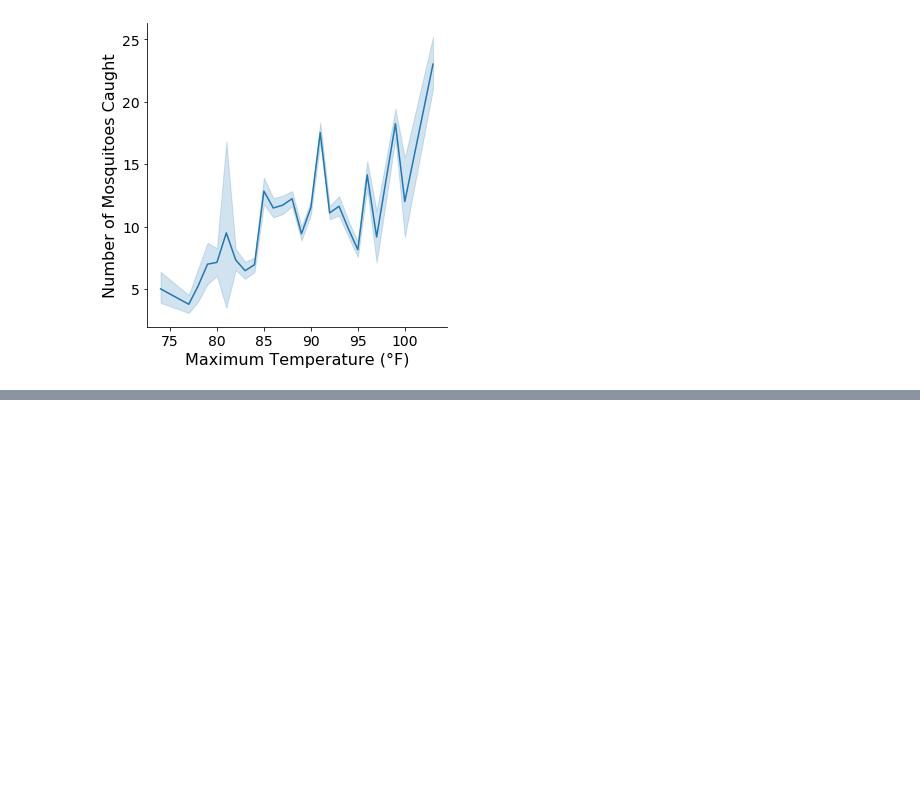
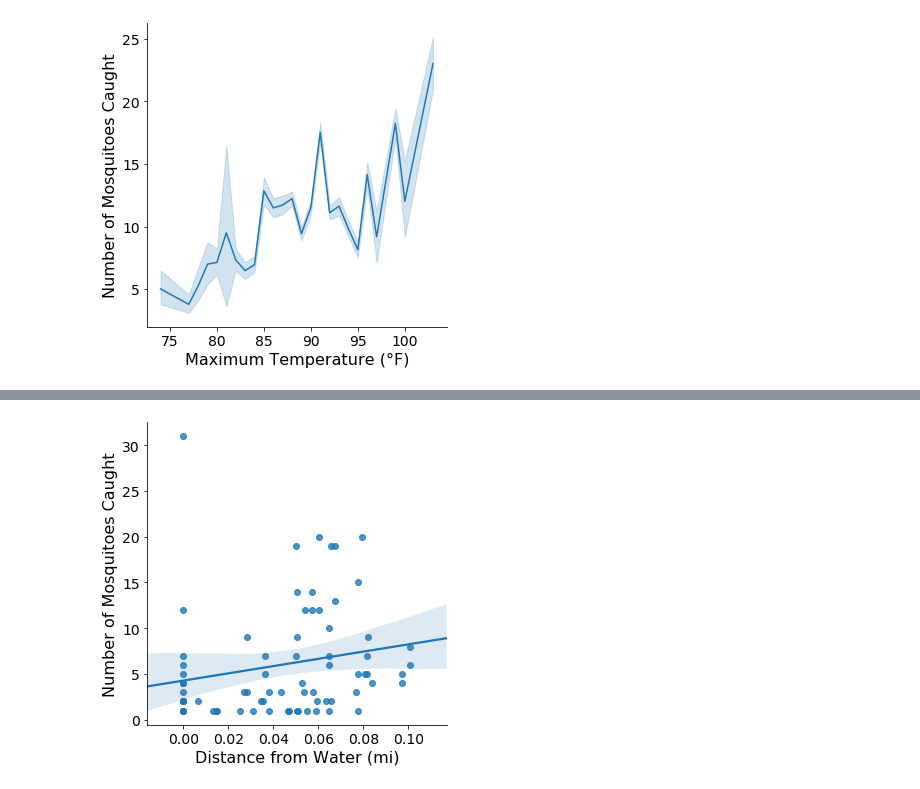
Before and after one commit to ianbakst/mosquitoknow, a Jupyter notebook: build_model.ipynb, the cells around one changed output, grey strips where cells are left out. Saved outputs shown, nothing was run; the diff lists cells and outputs as text; code cells hidden in the pictures; blank space fills up the shorter version.

```diff
--- a/build_model.ipynb
+++ b/build_model.ipynb
@@ -522,0 +536,14 @@ plt.show()
+# %%
+plt.close()
+geo_data['sqrt_dw']=np.sqrt(geo_data['d_water'])
+geo_data['sqrt_dp']=np.sqrt(geo_data['d_park'])
+import matplotlib
+matplotlib.rc('xtick', labelsize=14)
+matplotlib.rc('ytick', labelsize=14)
+sns.lmplot(x="sqrt_dp", y="num", data=geo_data[geo_data.date=='2017-07-27'])#, x_estimator=np.mean);
+plt.xlabel('Distance from Water (mi)', fontsize = 16)
+plt.ylabel('Number of Mosquitoes Caught', fontsize = 16)
+#plt.savefig('dist_water_eda.png',dpi=300)
+plt.show()
+# %% [output]
+[figure, added]
```
Also changed, not shown: parts of 9 cells of this notebook, 8 other files.
